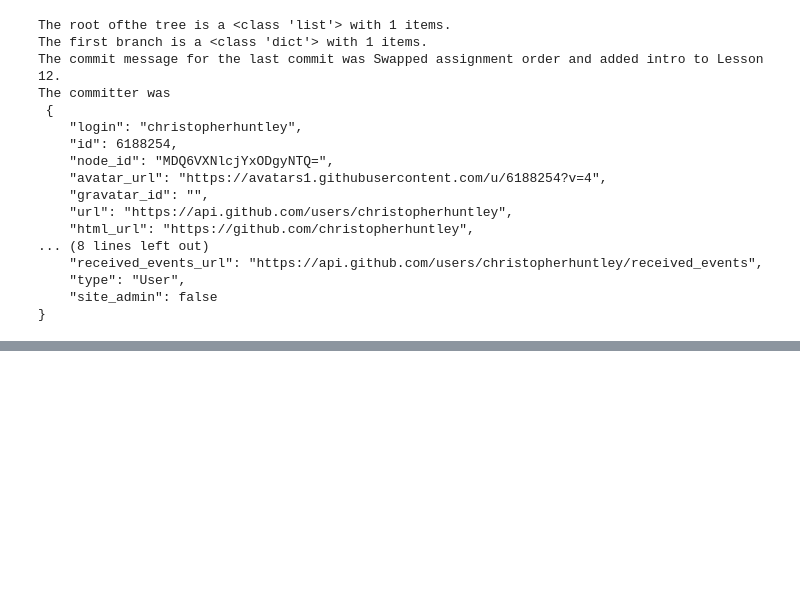
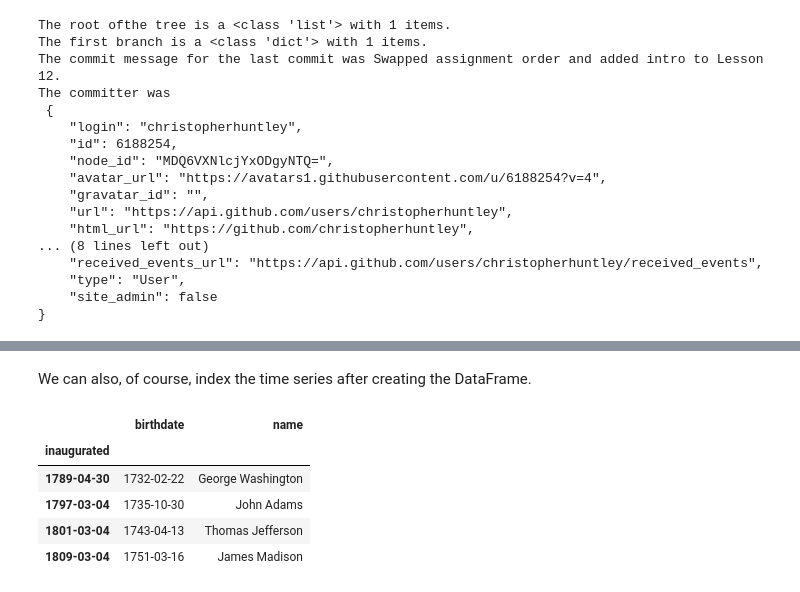
Before and after one commit to philipmaymin/buan5405-lessons-philipmaymin, a Jupyter notebook: L12_Odds_Ends.ipynb, the cells around one changed output, grey strips where cells are left out. Drawn from its saved outputs; the diff is of its cells as text; code cells hidden in the pictures; blank space fills up the shorter version.

```diff
--- a/L12_Odds_Ends.ipynb
+++ b/L12_Odds_Ends.ipynb
@@ -90,0 +170,13 @@ The committer was
+# %% [markdown]
+We can also, of course, index the time series after creating the DataFrame.
+# %%
+pres_df = pd.DataFrame.from_records(presidents) # note no index column specified
+pres_df.set_index('inaugurated', inplace=True)
+pres_df
+# %% [output]
+|  | birthdate | name |
+| inaugurated |  |  |
+| 1789-04-30 | 1732-02-22 | George Washington |
+| 1797-03-04 | 1735-10-30 | John Adams |
+| 1801-03-04 | 1743-04-13 | Thomas Jefferson |
+| 1809-03-04 | 1751-03-16 | James Madison |
```
Also changed, not shown: parts of 22 cells of this notebook, 1 other file.
